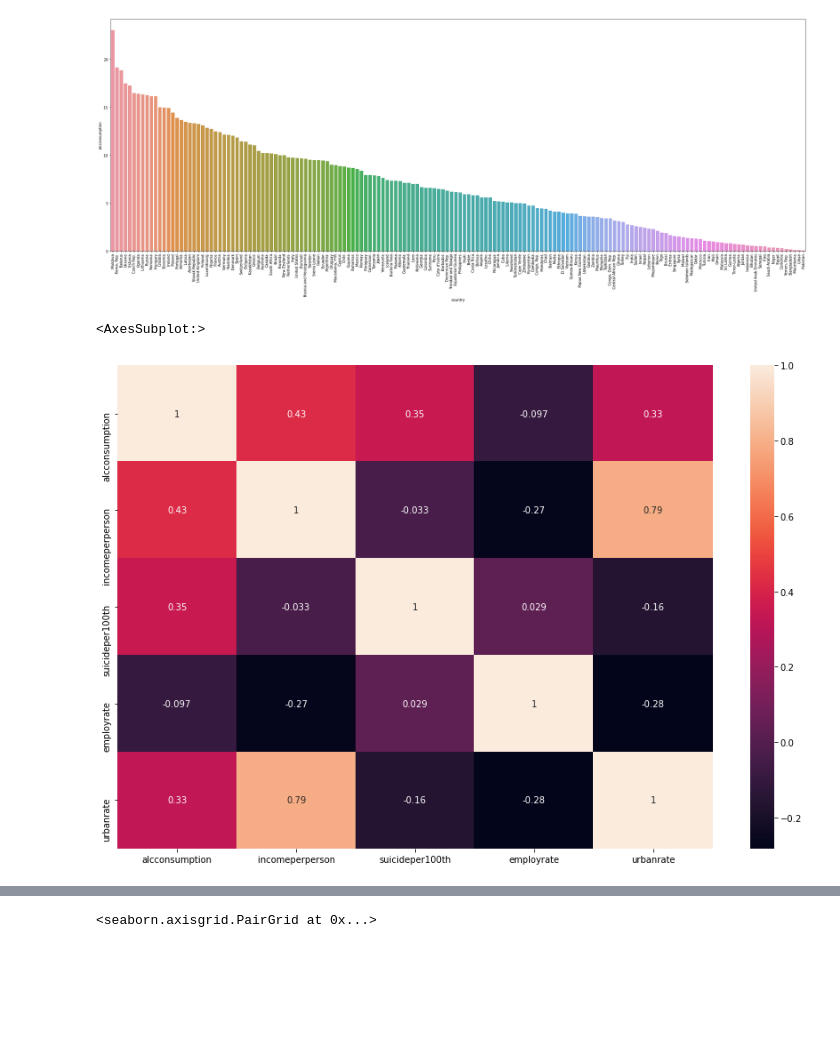
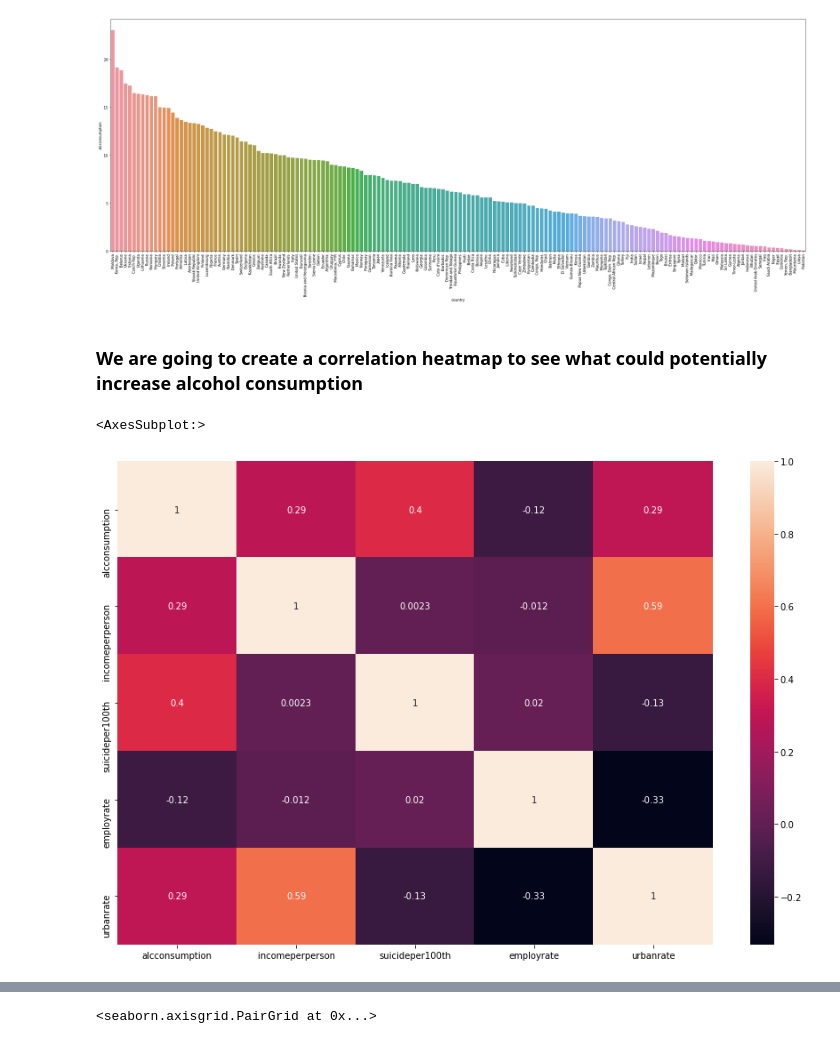
Before and after one commit to miguegallardo16/alcohol-study, a Jupyter notebook: main.ipynb, the cells around one changed output, grey strips where cells are left out. Saved outputs shown, nothing was run; the diff lists cells and outputs as text; code cells hidden in the pictures; blank space fills up the shorter version.

```diff
--- a/main.ipynb
+++ b/main.ipynb
@@ -49,9 +53,11 @@ plt.xticks(rotation=90)
 plt.show()
 # %% [output]
 [figure]
+# %% [markdown]
+### We are going to create a correlation heatmap to see what could potentially increase alcohol consumption
 # %%
 plt.figure(figsize=(15,10))
-sns.heatmap(df.corr(method ='spearman'),  annot=True)
+sns.heatmap(df.corr(method ='pearson'),  annot=True)
 # %% [output]
 <AxesSubplot:>
-[figure, old version]
+[figure, new version]
```
Also changed, not shown: parts of 17 cells of this notebook.
